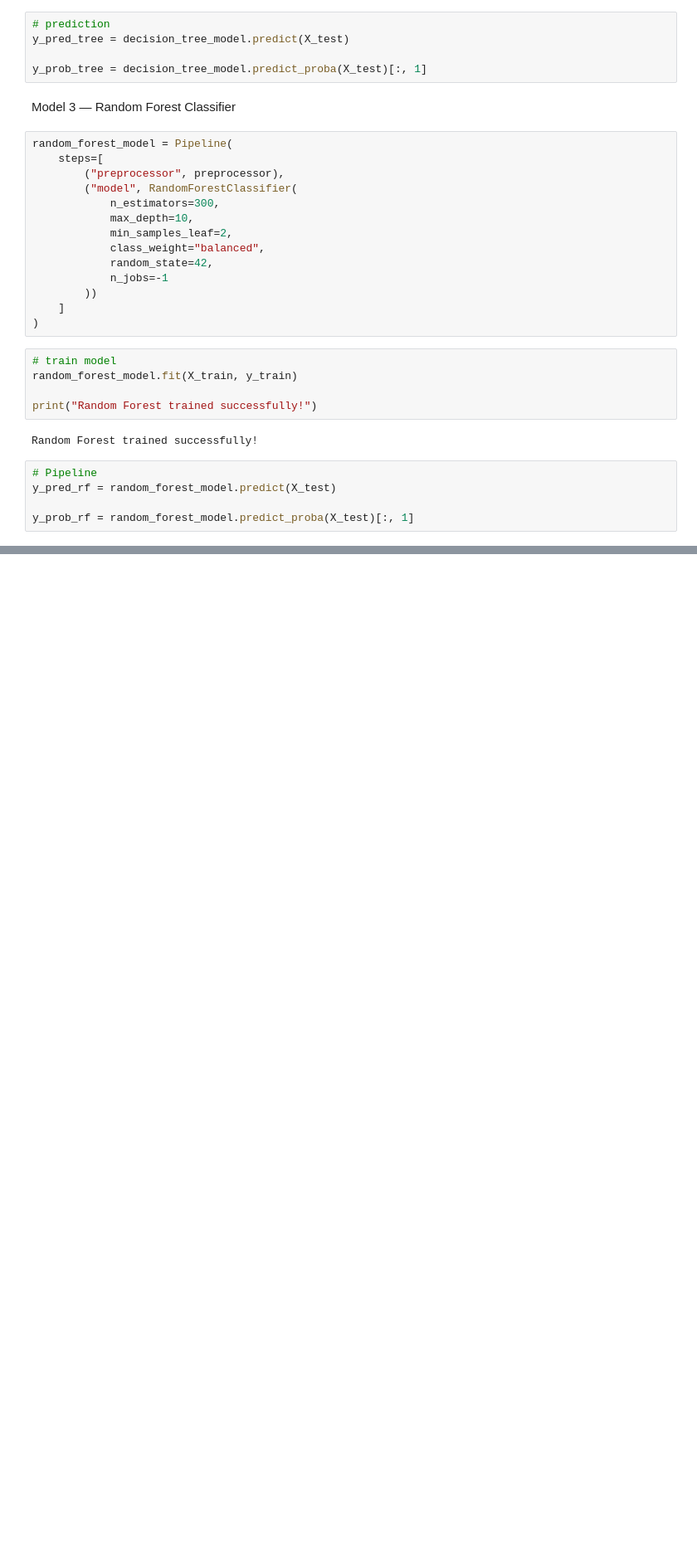
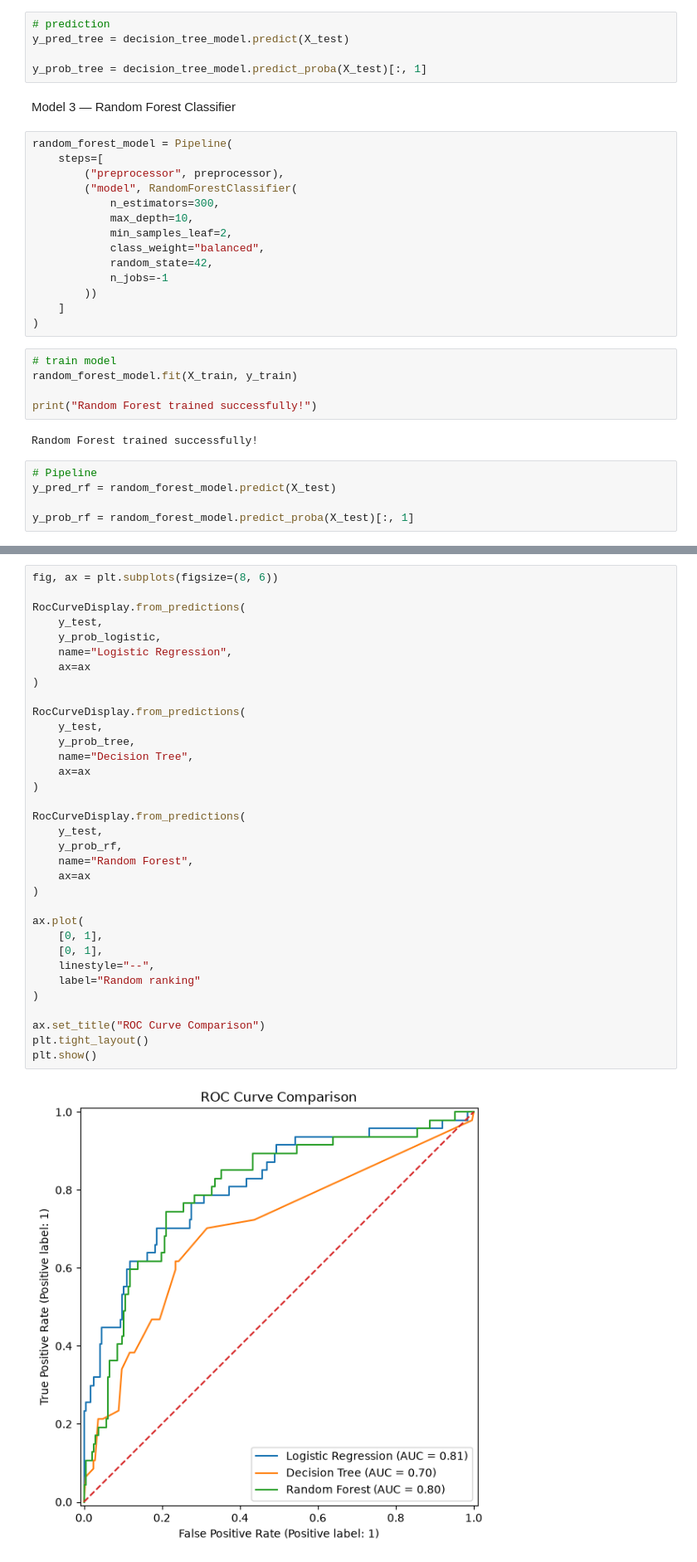
Before and after one commit to malakarsatyam25/employee-attrition-prediction, a Jupyter notebook: notebook/04_model_training.ipynb, the cells around one changed output, grey strips where cells are left out. Shown at 83% size. Cells and saved outputs as stored; diff of their text form; blank space fills up the shorter version.

```diff
--- a/notebook/04_model_training.ipynb
+++ b/notebook/04_model_training.ipynb
@@ -230,0 +381,36 @@ y_prob_rf = random_forest_model.predict_proba(X_test)[:, 1]
+# %%
+fig, ax = plt.subplots(figsize=(8, 6))
+
+RocCurveDisplay.from_predictions(
+    y_test,
+    y_prob_logistic,
+    name="Logistic Regression",
+    ax=ax
+)
+
+RocCurveDisplay.from_predictions(
+    y_test,
+    y_prob_tree,
+    name="Decision Tree",
+    ax=ax
+)
+
+RocCurveDisplay.from_predictions(
+    y_test,
+    y_prob_rf,
+    name="Random Forest",
+    ax=ax
+)
+
+ax.plot(
+    [0, 1],
+    [0, 1],
+    linestyle="--",
+    label="Random ranking"
+)
+
+ax.set_title("ROC Curve Comparison")
+plt.tight_layout()
+plt.show()
+# %% [output]
+[figure, added]
```
Also changed, not shown: parts of 42 cells of this notebook, 4 other files.
